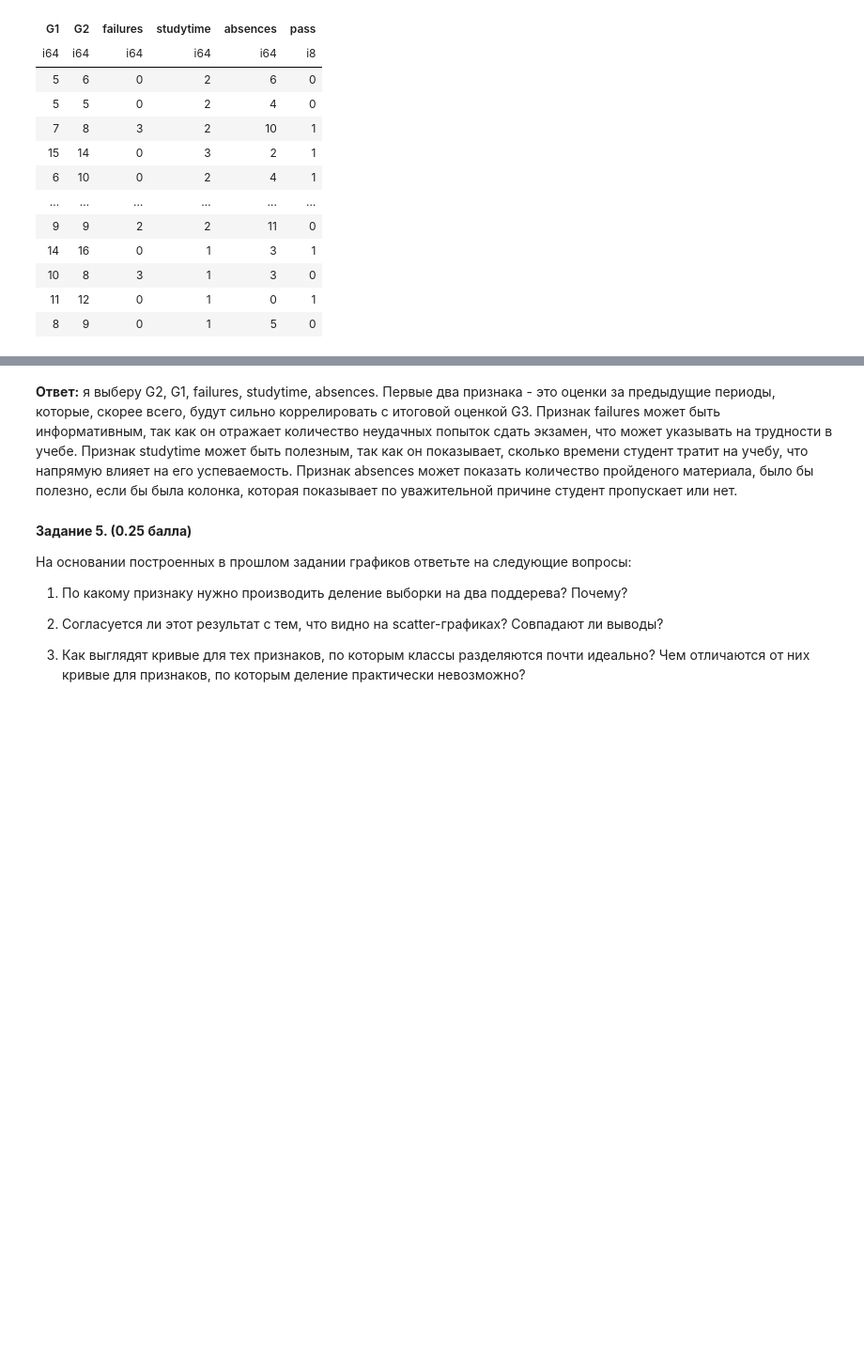
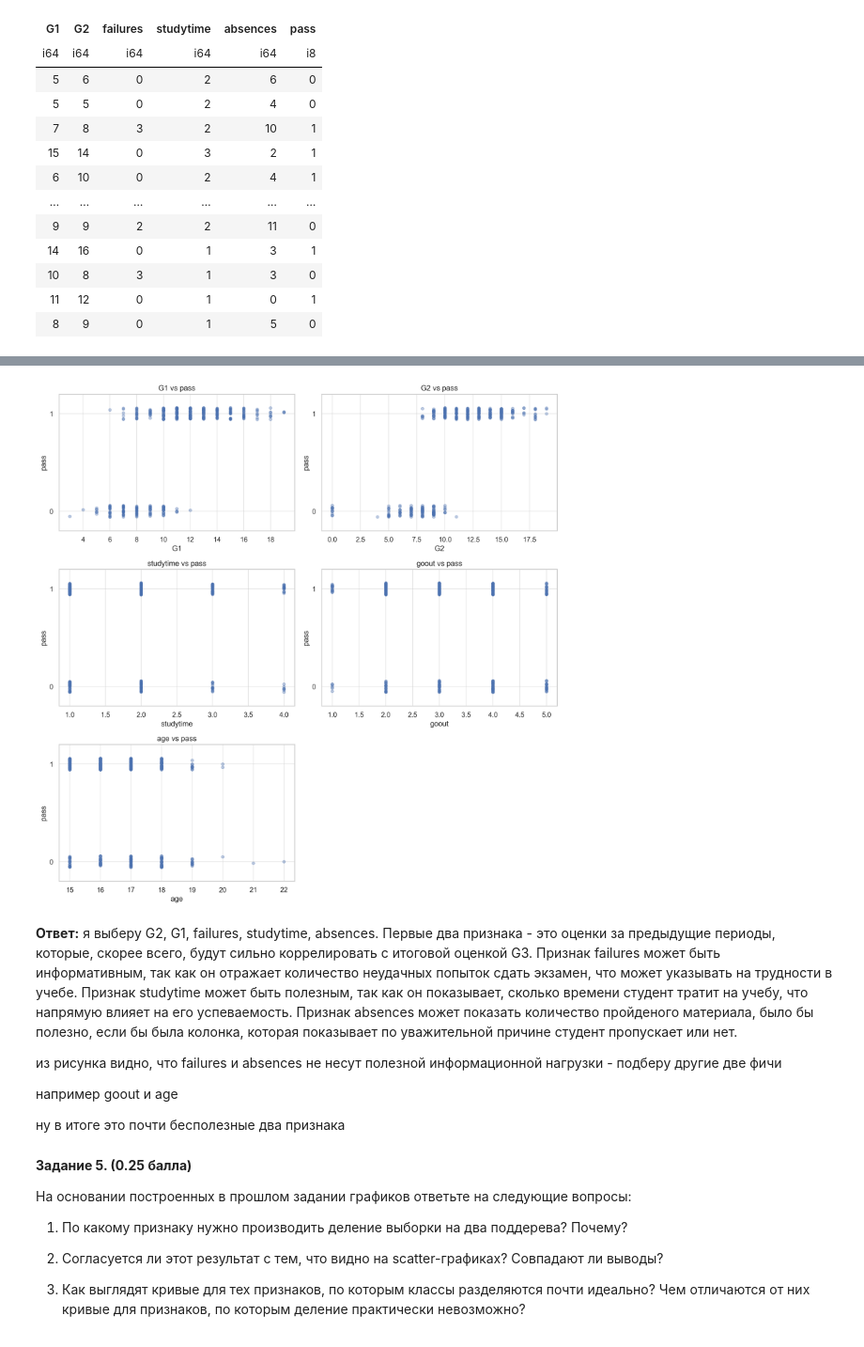
Before and after one commit to Shel2123/ML1_hw, a Jupyter notebook: hw5/Homework Practice 05 Trees.ipynb, the cells around one changed output, grey strips where cells are left out. Shown at 94% size. Drawn from its saved outputs; the diff is of its cells as text; code cells hidden in the pictures; blank space fills up the shorter version.

```diff
--- a/hw5/Homework Practice 05 Trees.ipynb
+++ b/hw5/Homework Practice 05 Trees.ipynb
@@ -317,5 +400,47 @@ shape: (395, 6)
+# %%
+def plot_feature_vs_class(df: pl.DataFrame, features: list[str], target: str = "pass"):
+    n = len(features)
+    ncols = 2
+    nrows = int(np.ceil(n / ncols))
+
+    rng = np.random.default_rng(random_state)
+
+    fig, axes = plt.subplots(nrows, ncols, figsize=(12, 4 * nrows), dpi=300)
+    axes = np.array(axes).reshape(-1)
+
+    y_base = df[target].to_numpy()
+
+    for i, feature in enumerate(features):
+        ax = axes[i]
+
+        x = df[feature].to_numpy()
+        y = y_base + rng.uniform(-0.06, 0.06, size=len(y_base))
+
+        ax.scatter(x, y, alpha=0.35, s=20)
+        ax.set_title(f"{feature} vs {target}")
+        ax.set_xlabel(feature)
+        ax.set_ylabel(target)
+        ax.set_yticks([0, 1])
+        ax.set_ylim(-0.2, 1.2)
+        ax.grid(True)
+
+    for j in range(len(features), len(axes)):
+        axes[j].set_visible(False)
+
+    plt.tight_layout()
+    plt.show()
+# %%
+plot_feature_vs_class(df, features)
+# %% [output]
+[figure, added]
 # %% [markdown]
 __Ответ:__ я выберу G2, G1, failures, studytime, absences. Первые два признака - это оценки за предыдущие периоды, которые, скорее всего, будут сильно коррелировать с итоговой оценкой G3. Признак failures может быть информативным, так как он отражает количество неудачных попыток сдать экзамен, что может указывать на трудности в учебе. Признак studytime может быть полезным, так как он показывает, сколько времени студент тратит на учебу, что напрямую влияет на его успеваемость. Признак absences может показать количество пройденого материала, было бы полезно, если бы была колонка, которая показывает по уважительной причине студент пропускает или нет.
+
+из рисунка видно, что failures и absences не несут полезной информационной нагрузки - подберу другие две фичи
+
+например goout и age
+
+ну в итоге это почти бесполезные два признака
 # %% [markdown]
 __Задание 5. (0.25 балла)__
 
```
Also changed, not shown: parts of 15 cells of this notebook, 1 other file.
